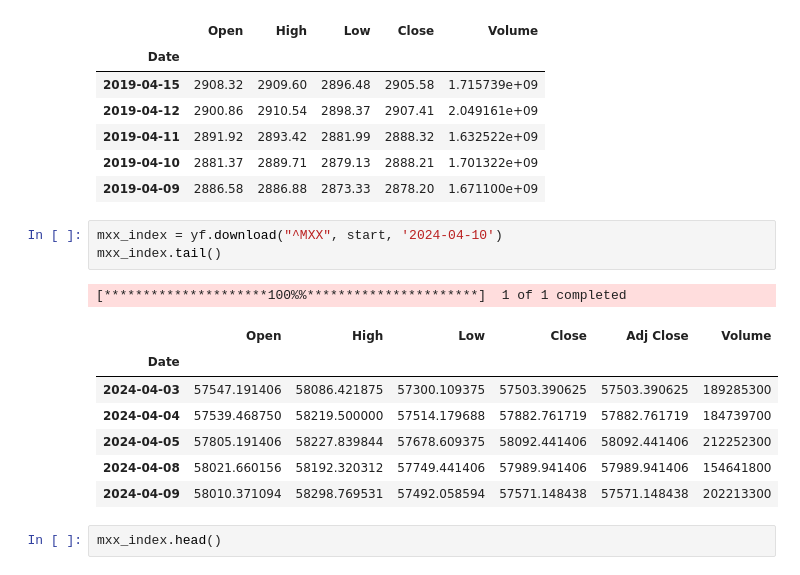
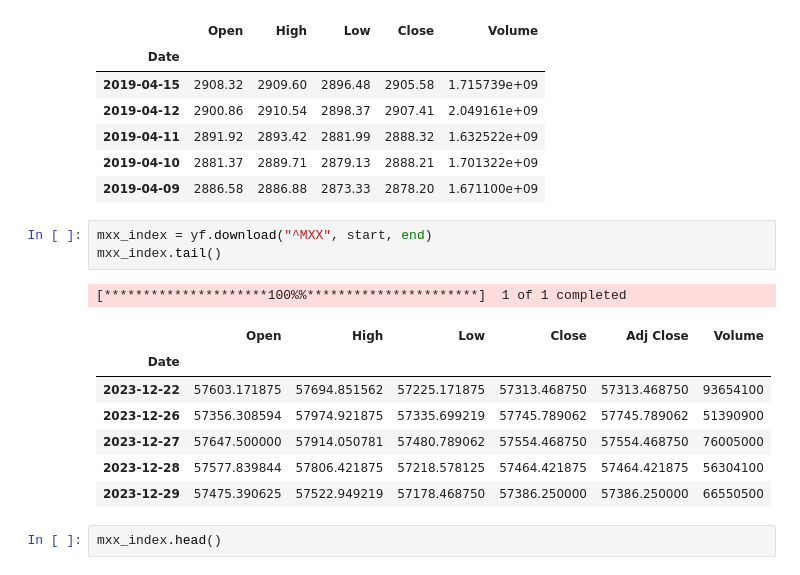
Before and after one commit to daniellegaither/stock-markets-analytics-zoomcamp, a Jupyter notebook: 01-intro-and-data-sources/Module01_homework.ipynb, the cells around one changed output. Cells and saved outputs as stored; diff of their text form.

```diff
--- a/01-intro-and-data-sources/Module01_homework.ipynb
+++ b/01-intro-and-data-sources/Module01_homework.ipynb
@@ -117,17 +117,17 @@ spx_index.tail()
 | 2019-04-10 | 2881.37 | 2889.71 | 2879.13 | 2888.21 | 1.701322e+09 |
 | 2019-04-09 | 2886.58 | 2886.88 | 2873.33 | 2878.20 | 1.671100e+09 |
 # %%
-mxx_index = yf.download("^MXX", start, '2024-04-10')
+mxx_index = yf.download("^MXX", start, end)
 mxx_index.tail()
 # %% [output]
 [*********************100%%**********************]  1 of 1 completed
 |  | Open | High | Low | Close | Adj Close | Volume |
 | Date |  |  |  |  |  |  |
-| 2024-04-03 | 57547.191406 | 58086.421875 | 57300.109375 | 57503.390625 | 57503.390625 | 189285300 |
-| 2024-04-04 | 57539.468750 | 58219.500000 | 57514.179688 | 57882.761719 | 57882.761719 | 184739700 |
-| 2024-04-05 | 57805.191406 | 58227.839844 | 57678.609375 | 58092.441406 | 58092.441406 | 212252300 |
-| 2024-04-08 | 58021.660156 | 58192.320312 | 57749.441406 | 57989.941406 | 57989.941406 | 154641800 |
-| 2024-04-09 | 58010.371094 | 58298.769531 | 57492.058594 | 57571.148438 | 57571.148438 | 202213300 |
+| 2023-12-22 | 57603.171875 | 57694.851562 | 57225.171875 | 57313.468750 | 57313.468750 | 93654100 |
+| 2023-12-26 | 57356.308594 | 57974.921875 | 57335.699219 | 57745.789062 | 57745.789062 | 51390900 |
+| 2023-12-27 | 57647.500000 | 57914.050781 | 57480.789062 | 57554.468750 | 57554.468750 | 76005000 |
+| 2023-12-28 | 57577.839844 | 57806.421875 | 57218.578125 | 57464.421875 | 57464.421875 | 56304100 |
+| 2023-12-29 | 57475.390625 | 57522.949219 | 57178.468750 | 57386.250000 | 57386.250000 | 66550500 |
 # %%
 mxx_index.head()
 # %% [output]
```
Also changed, not shown: parts of 10 cells of this notebook.
